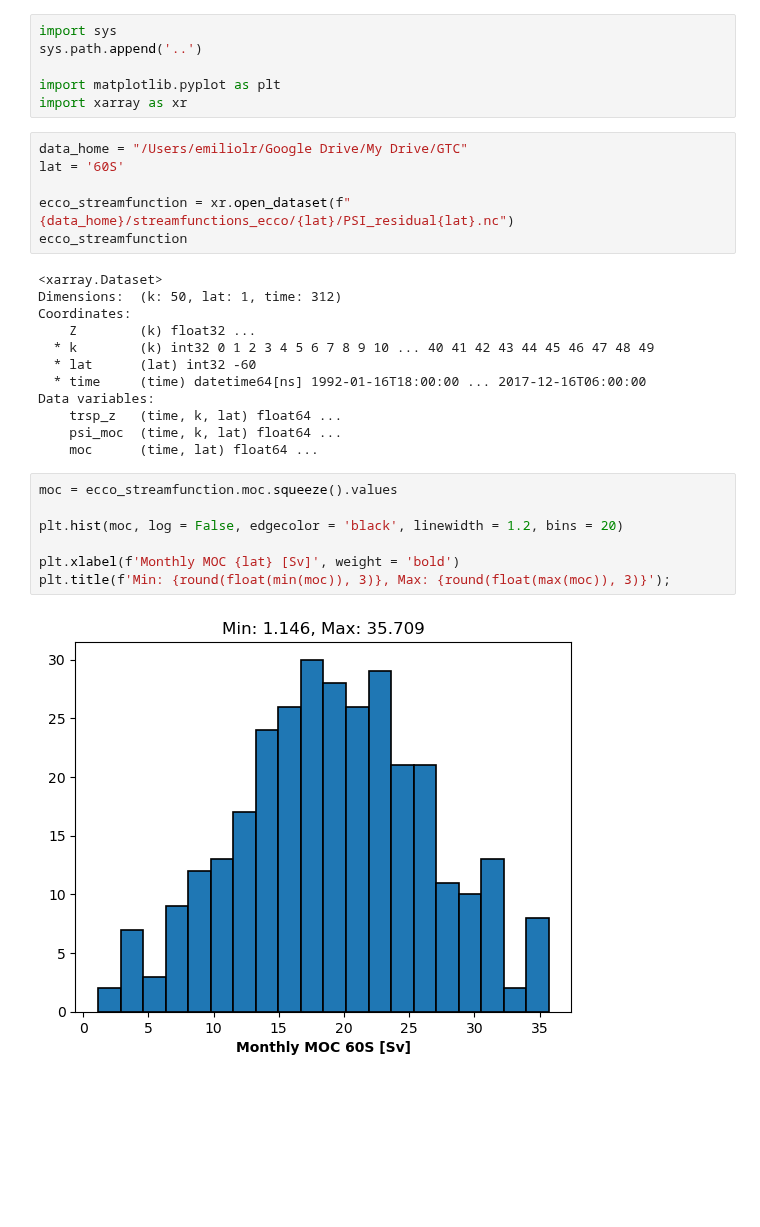
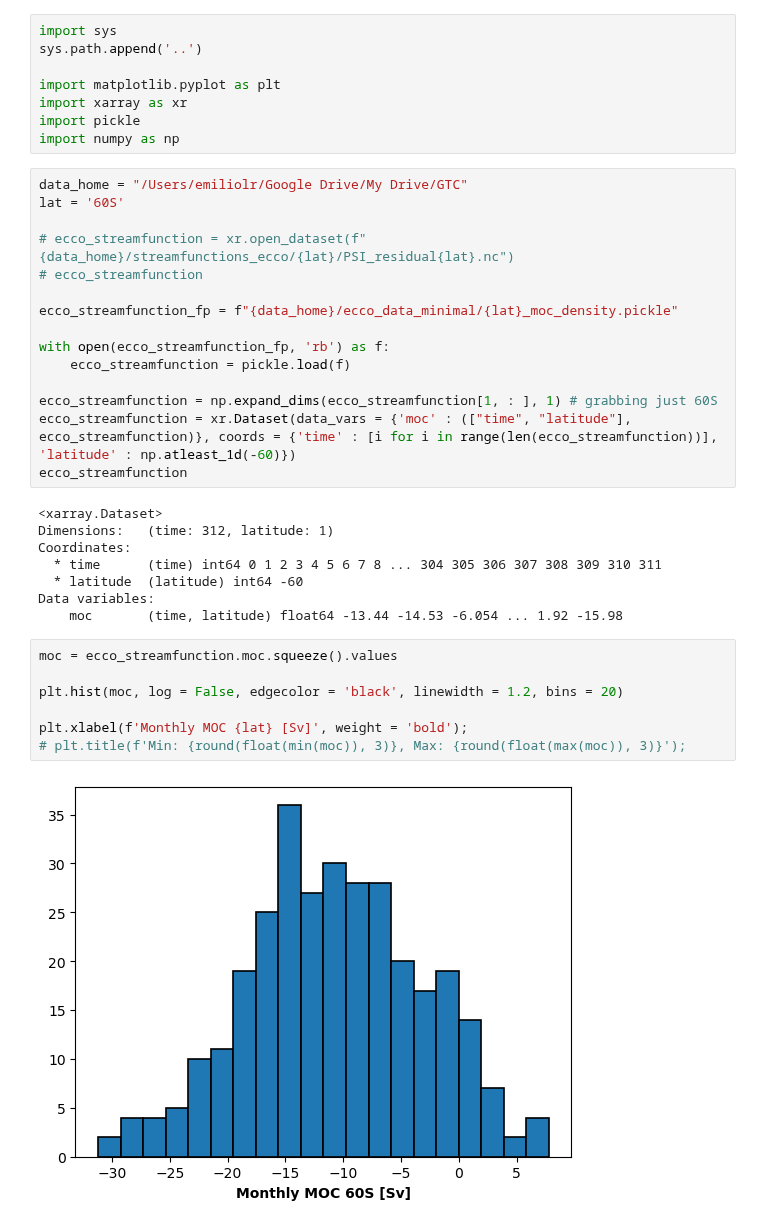
Before and after one commit to ai4er-cdt/OTP, a Jupyter notebook: notebooks/streamfunction_exploration.ipynb, the cells around one changed output. Drawn from its saved outputs; the diff is of its cells as text; blank space fills up the shorter version.

Commit message:
Updated linear regression stuff with density space and fixed preprocessing code

```diff
--- a/notebooks/streamfunction_exploration.ipynb
+++ b/notebooks/streamfunction_exploration.ipynb
@@ -4,30 +4,37 @@ sys.path.append('..')
 
 import matplotlib.pyplot as plt
 import xarray as xr
+import pickle
+import numpy as np
 # %%
 data_home = "/Users/emiliolr/Google Drive/My Drive/GTC"
 lat = '60S'
 
-ecco_streamfunction = xr.open_dataset(f"{data_home}/streamfunctions_ecco/{lat}/PSI_residual{lat}.nc")
+# ecco_streamfunction = xr.open_dataset(f"{data_home}/streamfunctions_ecco/{lat}/PSI_residual{lat}.nc")
+# ecco_streamfunction
+
+ecco_streamfunction_fp = f"{data_home}/ecco_data_minimal/{lat}_moc_density.pickle"
+
+with open(ecco_streamfunction_fp, 'rb') as f:
+    ecco_streamfunction = pickle.load(f)
+
+ecco_streamfunction = np.expand_dims(ecco_streamfunction[1, : ], 1) # grabbing just 60S
+ecco_streamfunction = xr.Dataset(data_vars = {'moc' : (["time", "latitude"], ecco_streamfunction)}, coords = {'time' : [i for i in range(len(ecco_streamfunction))], 'latitude' : np.atleast_1d(-60)})
 ecco_streamfunction
 # %% [output]
 <xarray.Dataset>
-Dimensions:  (k: 50, lat: 1, time: 312)
+Dimensions:   (time: 312, latitude: 1)
 Coordinates:
-    Z        (k) float32 ...
-  * k        (k) int32 0 1 2 3 4 5 6 7 8 9 10 ... 40 41 42 43 44 45 46 47 48 49
-  * lat      (lat) int32 -60
-  * time     (time) datetime64[ns] 1992-01-16T18:00:00 ... 2017-12-16T06:00:00
+  * time      (time) int64 0 1 2 3 4 5 6 7 8 ... 304 305 306 307 308 309 310 311
+  * latitude  (latitude) int64 -60
 Data variables:
-    trsp_z   (time, k, lat) float64 ...
-    psi_moc  (time, k, lat) float64 ...
-    moc      (time, lat) float64 ...
+    moc       (time, latitude) float64 -13.44 -14.53 -6.054 ... 1.92 -15.98
 # %%
 moc = ecco_streamfunction.moc.squeeze().values
 
 plt.hist(moc, log = False, edgecolor = 'black', linewidth = 1.2, bins = 20)
 
-plt.xlabel(f'Monthly MOC {lat} [Sv]', weight = 'bold')
-plt.title(f'Min: {round(float(min(moc)), 3)}, Max: {round(float(max(moc)), 3)}');
+plt.xlabel(f'Monthly MOC {lat} [Sv]', weight = 'bold');
+# plt.title(f'Min: {round(float(min(moc)), 3)}, Max: {round(float(max(moc)), 3)}');
 # %% [output]
-[figure, old version]
+[figure, new version]
```
Also changed, not shown: parts of 1 cell of this notebook, 2 other files.
